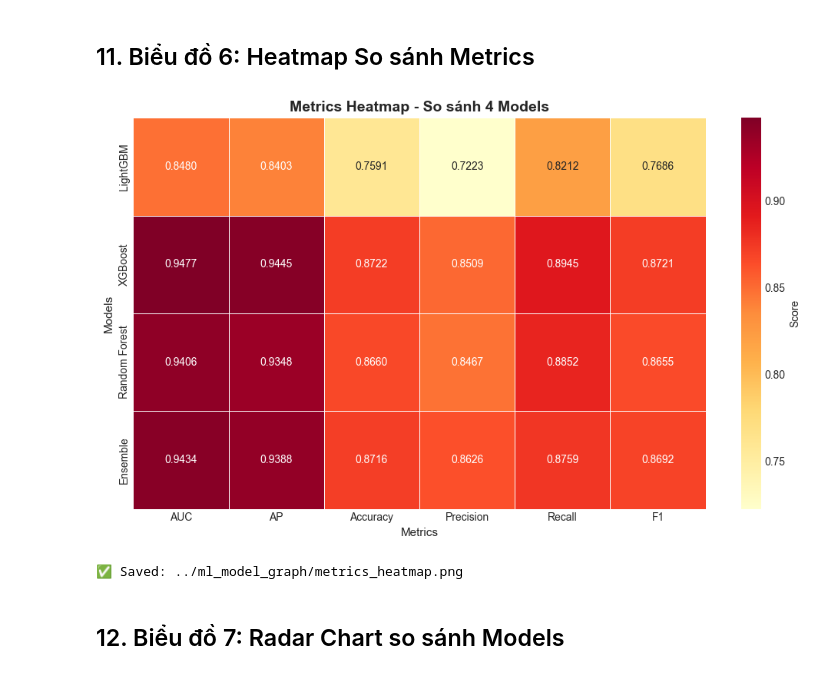
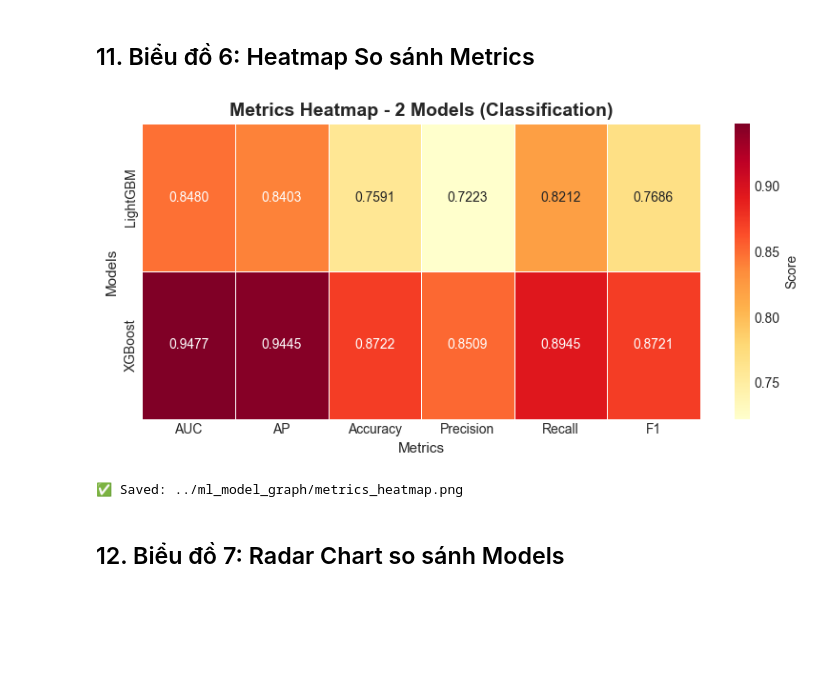
Before and after one commit to qtuan26/stock-analysis, a Jupyter notebook: stock-market-prediction/src/ml_model_graph.ipynb, the cells around one changed output. Drawn from its saved outputs; the diff is of its cells as text; code cells hidden in the pictures; blank space fills up the shorter version.

```diff
--- a/stock-market-prediction/src/ml_model_graph.ipynb
+++ b/stock-market-prediction/src/ml_model_graph.ipynb
@@ -227,14 +233,34 @@ def calculate_metrics(y_true, y_proba, model_name):
         "best_threshold": best_thr
     }
 
-# Calculate metrics for all models
+# Calculate metrics for classification
 metrics_lgb = calculate_metrics(y_all, y_pred_lgb, "LightGBM")
 metrics_xgb = calculate_metrics(y_all, y_pred_xgb, "XGBoost")
-metrics_rf = calculate_metrics(y_all, y_pred_rf, "Random Forest")
-metrics_ensemble = calculate_metrics(y_all, y_pred_ensemble, "Ensemble")
 
-# Combine all metrics
-all_metrics = pd.DataFrame([metrics_lgb, metrics_xgb, metrics_rf, metrics_ensemble])
-print("Metrics Summary:")
+all_metrics = pd.DataFrame([metrics_lgb, metrics_xgb])
+print("Classification Metrics Summary:")
 print(all_metrics.round(4))
+
+# Regression metrics
+from sklearn.metrics import mean_absolute_error, mean_squared_error, r2_score
+import numpy as np
+
+def reg_metrics(y_true, y_pred, name):
+    mse = mean_squared_error(y_true, y_pred)
+    return {
+        "model": name,
+        "mae": mean_absolute_error(y_true, y_pred),
+        "rmse": np.sqrt(mse),
+        "r2": r2_score(y_true, y_pred)
+    }
+
+# target for regression
+y_reg = df["target_return"].values
+
+metrics_lgb_reg = reg_metrics(y_reg, y_pred_lgb_reg, "LGBM-Reg")
+metrics_xgb_reg = reg_metrics(y_reg, y_pred_xgb_reg, "XGB-Reg")
+reg_metrics_df = pd.DataFrame([metrics_lgb_reg, metrics_xgb_reg])
+
+print("\nRegression Metrics Summary:")
+print(reg_metrics_df.round(4))
 # %% [output]
@@ -428,21 +444,21 @@ print("✅ Saved: ../ml_model_graph/prediction_distribution.png")
 # %%
 # Prepare data for heatmap
 heatmap_data = all_metrics.set_index('model')[['auc', 'ap', 'accuracy', 'precision', 'recall', 'f1']]
 heatmap_data.columns = ['AUC', 'AP', 'Accuracy', 'Precision', 'Recall', 'F1']
 
-fig, ax = plt.subplots(figsize=(10, 6))
+fig, ax = plt.subplots(figsize=(8, 4))
 sns.heatmap(heatmap_data, annot=True, fmt='.4f', cmap='YlOrRd',
             cbar_kws={'label': 'Score'}, ax=ax, linewidths=0.5)
-ax.set_title('Metrics Heatmap - So sánh 4 Models', fontsize=14, fontweight='bold')
+ax.set_title('Metrics Heatmap - 2 Models (Classification)', fontsize=14, fontweight='bold')
 ax.set_xlabel('Metrics', fontsize=11)
 ax.set_ylabel('Models', fontsize=11)
 
 plt.tight_layout()
 plt.savefig('../ml_model_graph/metrics_heatmap.png', dpi=200, bbox_inches='tight')
 plt.show()
 print("✅ Saved: ../ml_model_graph/metrics_heatmap.png")
 # %% [output]
-[figure, old version]
+[figure, new version]
 ✅ Saved: ../ml_model_graph/metrics_heatmap.png
 # %% [markdown]
 ## 12. Biểu đồ 7: Radar Chart so sánh Models
```
Also changed, not shown: parts of 15 cells of this notebook, 30 other files.
